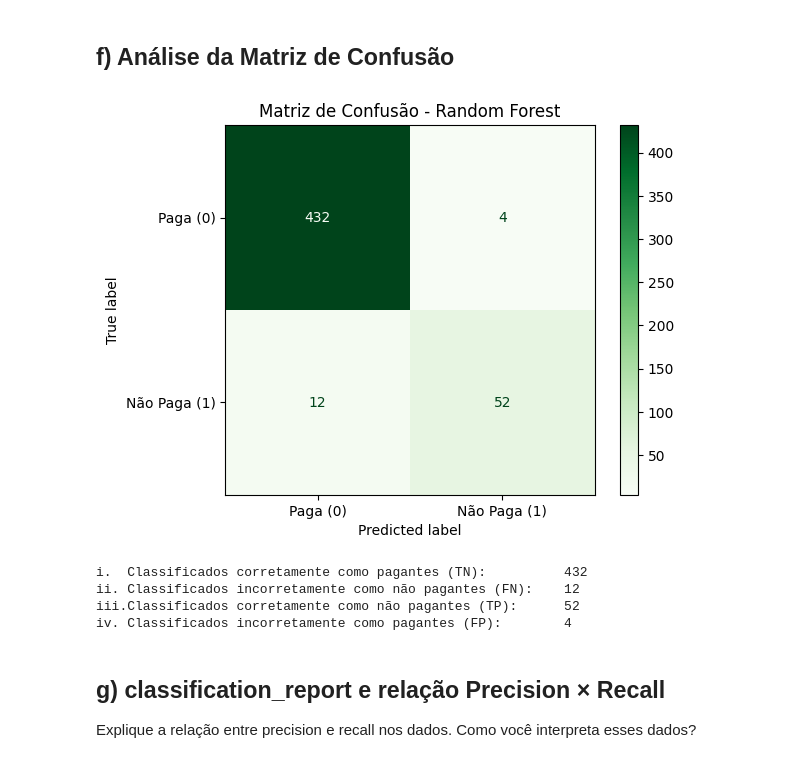
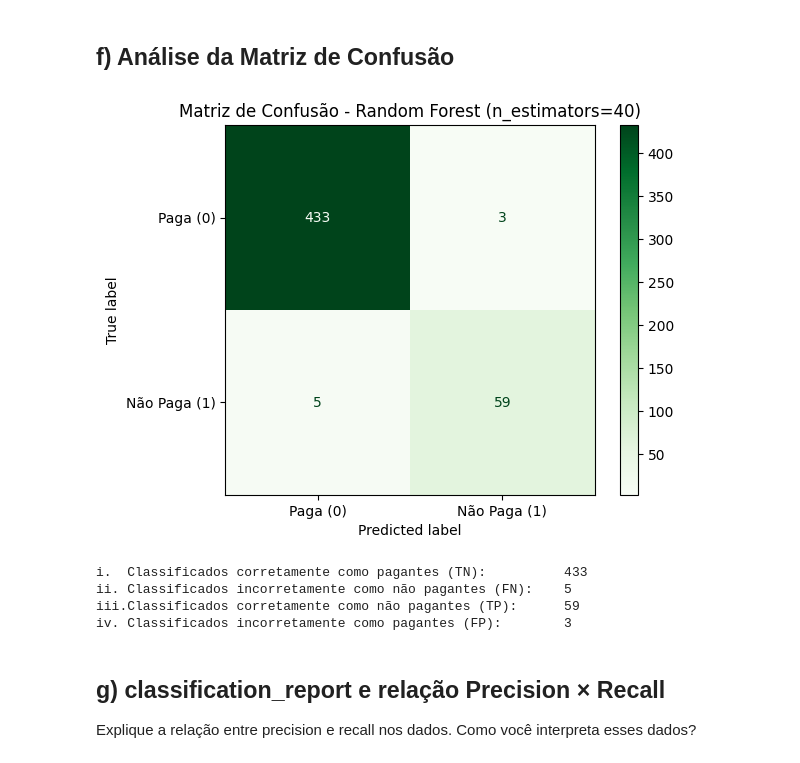
Before and after one commit to PHPacheco/Machine-learning-study, a Jupyter notebook: 3_NaiveBayes/Parte2/T3_JuliaWelter_PedroPacheco_PedroAlbuquerque_TiagoMelo.ipynb, the cells around one changed output. Saved outputs shown, nothing was run; the diff lists cells and outputs as text; code cells hidden in the pictures.

```diff
--- a/3_NaiveBayes/Parte2/naive_bayes_pt2.ipynb
+++ b/3_NaiveBayes/Parte2/T3_JuliaWelter_PedroPacheco_PedroAlbuquerque_TiagoMelo.ipynb
@@ -341,23 +343,28 @@ Melhor resultado: n_estimators=40 com acurácia 0.9840
 # %% [markdown]
 ## f) Análise da Matriz de Confusão
 # %%
-cm_rf_matrix = confusion_matrix(y_credit_teste, previsoes_rf)
+rf_40 = RandomForestClassifier(n_estimators=40, criterion='entropy', random_state=0)
+rf_40.fit(X_credit_treinamento, y_credit_treinamento)
+previsoes_rf_40 = rf_40.predict(X_credit_teste)
+
+cm_rf_matrix = confusion_matrix(y_credit_teste, previsoes_rf_40)
 cm_rf_display = ConfusionMatrixDisplay(confusion_matrix=cm_rf_matrix, display_labels=['Paga (0)', 'Não Paga (1)'])
 cm_rf_display.plot(cmap='Greens')
-plt.title('Matriz de Confusão - Random Forest')
+plt.title('Matriz de Confusão - Random Forest (n_estimators=40)')
+plt.savefig('matriz_confusao_rf.png', dpi=150, bbox_inches='tight')
 plt.show()
 
 tn_rf, fp_rf, fn_rf, tp_rf = cm_rf_matrix.ravel()
 print(f'i.  Classificados corretamente como pagantes (TN):          {tn_rf}')
 print(f'ii. Classificados incorretamente como não pagantes (FN):    {fn_rf}')
 print(f'iii.Classificados corretamente como não pagantes (TP):      {tp_rf}')
 print(f'iv. Classificados incorretamente como pagantes (FP):        {fp_rf}')
 # %% [output]
-[figure, old version]
+[figure, new version]
-i.  Classificados corretamente como pagantes (TN):          432
-ii. Classificados incorretamente como não pagantes (FN):    12
-iii.Classificados corretamente como não pagantes (TP):      52
-iv. Classificados incorretamente como pagantes (FP):        4
+i.  Classificados corretamente como pagantes (TN):          433
+ii. Classificados incorretamente como não pagantes (FN):    5
+iii.Classificados corretamente como não pagantes (TP):      59
+iv. Classificados incorretamente como pagantes (FP):        3
 # %% [markdown]
 ## g) classification_report e relação Precision × Recall
 
```
Also changed, not shown: parts of 5 cells of this notebook, 5 other files.
